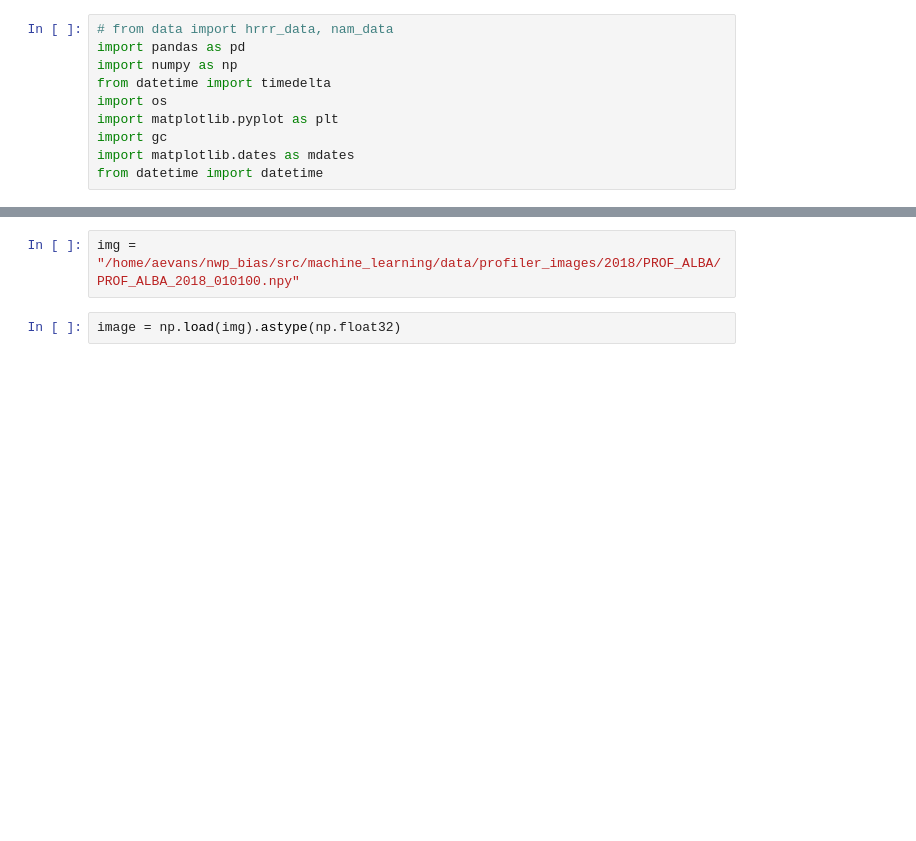
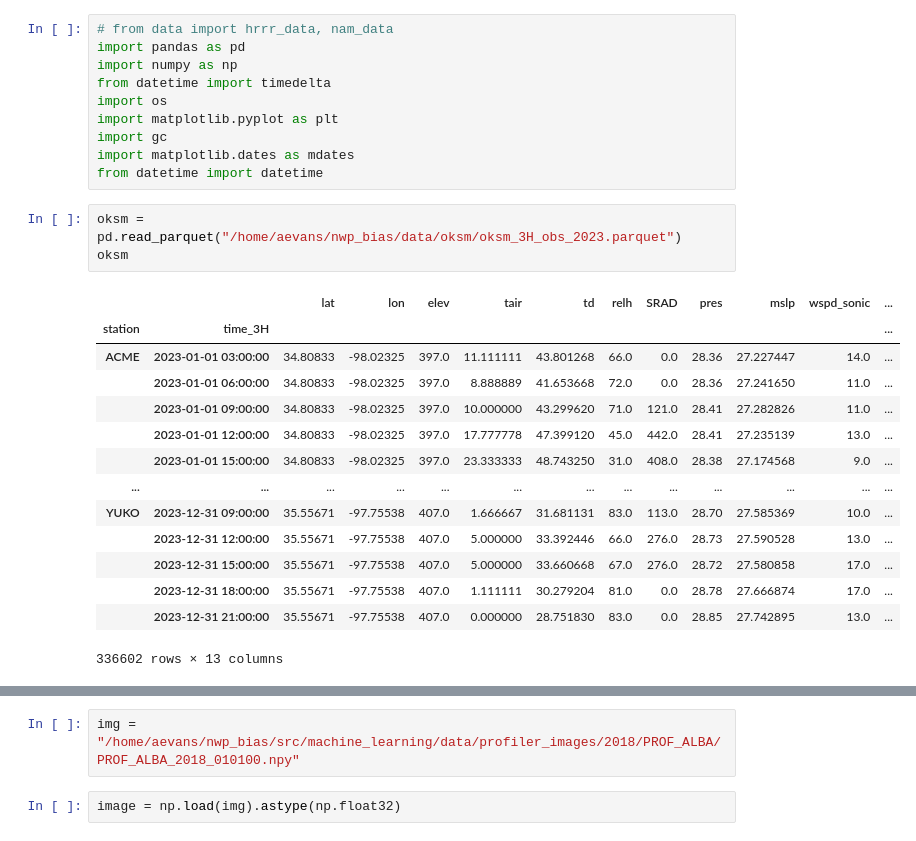
Before and after one commit to shmaronshmevans/nwp_bias, a Jupyter notebook: src/machine_learning/notebooks/scratch.ipynb, the cells around one changed output, grey strips where cells are left out. Saved outputs shown, nothing was run; the diff lists cells and outputs as text; blank space fills up the shorter version.

Commit message:
fsdp for radiometer and oksm updates

```diff
--- a/src/machine_learning/notebooks/scratch.ipynb
+++ b/src/machine_learning/notebooks/scratch.ipynb
@@ -18,6 +21,24 @@ import matplotlib.pyplot as plt
 import gc
 import matplotlib.dates as mdates
 from datetime import datetime
+# %%
+oksm = pd.read_parquet("/home/aevans/nwp_bias/data/oksm/oksm_3H_obs_2023.parquet")
+oksm
+# %% [output]
+|  |  | lat | lon | elev | tair | td | relh | SRAD | pres | mslp | wspd_sonic | ... |
+| station | time_3H |  |  |  |  |  |  |  |  |  |  | ... |
+| ACME | 2023-01-01 03:00:00 | 34.80833 | -98.02325 | 397.0 | 11.111111 | 43.801268 | 66.0 | 0.0 | 28.36 | 27.227447 | 14.0 | ... |
+|  | 2023-01-01 06:00:00 | 34.80833 | -98.02325 | 397.0 | 8.888889 | 41.653668 | 72.0 | 0.0 | 28.36 | 27.241650 | 11.0 | ... |
+|  | 2023-01-01 09:00:00 | 34.80833 | -98.02325 | 397.0 | 10.000000 | 43.299620 | 71.0 | 121.0 | 28.41 | 27.282826 | 11.0 | ... |
+|  | 2023-01-01 12:00:00 | 34.80833 | -98.02325 | 397.0 | 17.777778 | 47.399120 | 45.0 | 442.0 | 28.41 | 27.235139 | 13.0 | ... |
+|  | 2023-01-01 15:00:00 | 34.80833 | -98.02325 | 397.0 | 23.333333 | 48.743250 | 31.0 | 408.0 | 28.38 | 27.174568 | 9.0 | ... |
+| ... | ... | ... | ... | ... | ... | ... | ... | ... | ... | ... | ... | ... |
+| YUKO | 2023-12-31 09:00:00 | 35.55671 | -97.75538 | 407.0 | 1.666667 | 31.681131 | 83.0 | 113.0 | 28.70 | 27.585369 | 10.0 | ... |
+|  | 2023-12-31 12:00:00 | 35.55671 | -97.75538 | 407.0 | 5.000000 | 33.392446 | 66.0 | 276.0 | 28.73 | 27.590528 | 13.0 | ... |
+|  | 2023-12-31 15:00:00 | 35.55671 | -97.75538 | 407.0 | 5.000000 | 33.660668 | 67.0 | 276.0 | 28.72 | 27.580858 | 17.0 | ... |
+|  | 2023-12-31 18:00:00 | 35.55671 | -97.75538 | 407.0 | 1.111111 | 30.279204 | 81.0 | 0.0 | 28.78 | 27.666874 | 17.0 | ... |
+|  | 2023-12-31 21:00:00 | 35.55671 | -97.75538 | 407.0 | 0.000000 | 28.751830 | 83.0 | 0.0 | 28.85 | 27.742895 | 13.0 | ... |
+336602 rows × 13 columns
 # %%
 radiometer_df = pd.read_csv(
     "/home/aevans/nwp_bias/src/machine_learning/notebooks/data/radiometer_network.csv"
```
Also changed, not shown: parts of 8 cells of this notebook, 8 other files.
